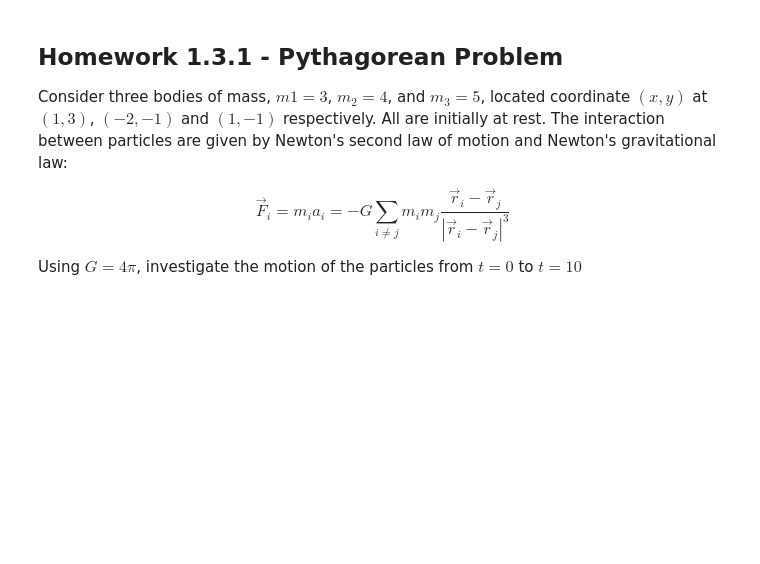
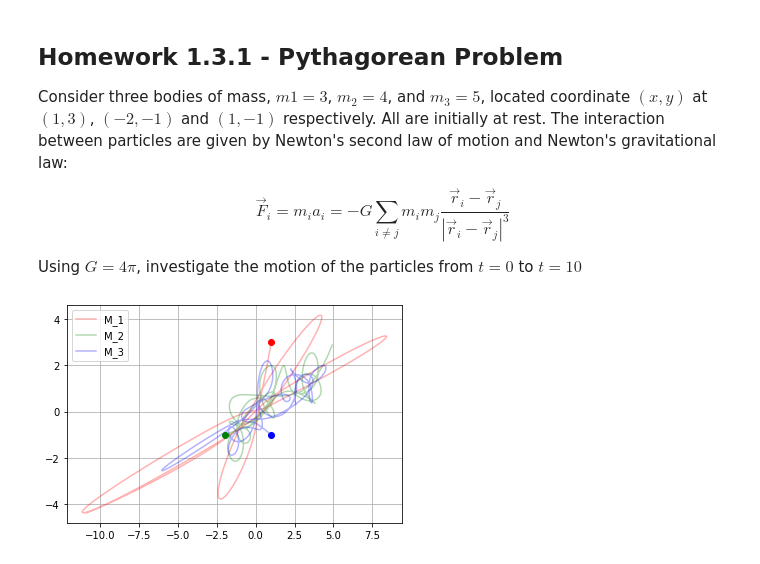
Before and after one commit to gigadot/ssm, a Jupyter notebook: Homework/Homework 1.3.ipynb, the cells around one changed output. Drawn from its saved outputs; the diff is of its cells as text; code cells hidden in the pictures; blank space fills up the shorter version.

```diff
--- a/Homework/Homework 1.3.ipynb
+++ b/Homework/Homework 1.3.ipynb
@@ -9,3 +13,70 @@ Using $G = 4 \pi$, investigate the motion of the particles from $t = 0$ to $t =
+# %%
+G = 4 * np.pi
+t = 0
+dt = 0.01
+
+T = 10
+
+m_1 = 3
+m_2 = 4
+m_3 = 5
+
+m_1_pos = np.array([1, 3])
+m_2_pos = np.array([-2, -1])
+m_3_pos = np.array([1, -1])
+
+m_1_p = 0
+m_2_p = 0
+m_3_p = 0
+
+m_1s = []
+m_2s = []
+m_3s = []
+
+while t < T:
+    r_12 = m_2_pos - m_1_pos
+    r_13 = m_3_pos - m_1_pos
+    r_23 = m_3_pos - m_2_pos
+
+    F_12 = -G * m_1 * m_2 * r_12 / np.linalg.norm(r_12)**2
+    F_13 = -G * m_1 * m_3 * r_13 / np.linalg.norm(r_13)**2
+    F_23 = -G * m_2 * m_3 * r_23 / np.linalg.norm(r_23)**2
+
+    m_1_p = m_1_p + (-F_12 - F_13) * dt
+    m_2_p = m_2_p + (F_12 - F_23) * dt
+    m_3_p = m_3_p + (F_13 + F_23) * dt
+
+    m_1_pos = m_1_pos + m_1_p * dt / m_1
+    m_2_pos = m_2_pos + m_2_p * dt / m_2
+    m_3_pos = m_3_pos + m_3_p * dt / m_3
+
+    m_1s.append(m_1_pos)
+    m_2s.append(m_2_pos)
+    m_3s.append(m_3_pos)
+
+    t += dt
+
+m_1s = np.array(m_1s)
+m_2s = np.array(m_2s)
+m_3s = np.array(m_3s)
+
+m_1_x = m_1s[:, 0]
+m_1_y = m_1s[:, 1]
+m_2_x = m_2s[:, 0]
+m_2_y = m_2s[:, 1]
+m_3_x = m_3s[:, 0]
+m_3_y = m_3s[:, 1]
+
+plt.plot(m_1_x, m_1_y, 'r', label='M_1', alpha=0.3)
+plt.plot(m_2_x, m_2_y, 'g', label='M_2', alpha=0.3)
+plt.plot(m_3_x, m_3_y, 'b', label='M_3', alpha=0.3)
+plt.plot(m_1_x[0], m_1_y[0], 'ro')
+plt.plot(m_2_x[0], m_2_y[0], 'go')
+plt.plot(m_3_x[0], m_3_y[0], 'bo')
+plt.legend()
+plt.grid()
+# %% [output]
+[figure, added]
 # %% [markdown]
 ___
 ## Homework 1.3.2 - Double Pendulum
```
Also changed, not shown: parts of 3 cells of this notebook, 5 other files.
